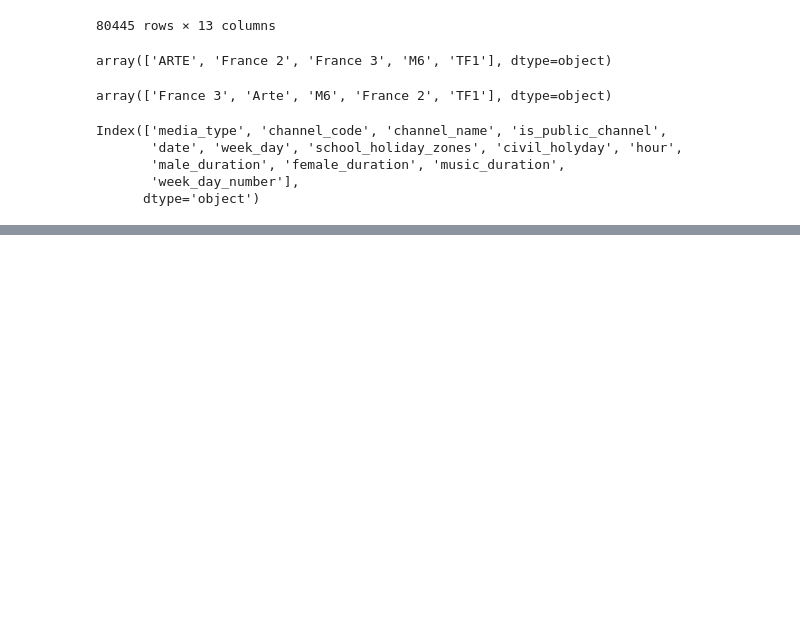
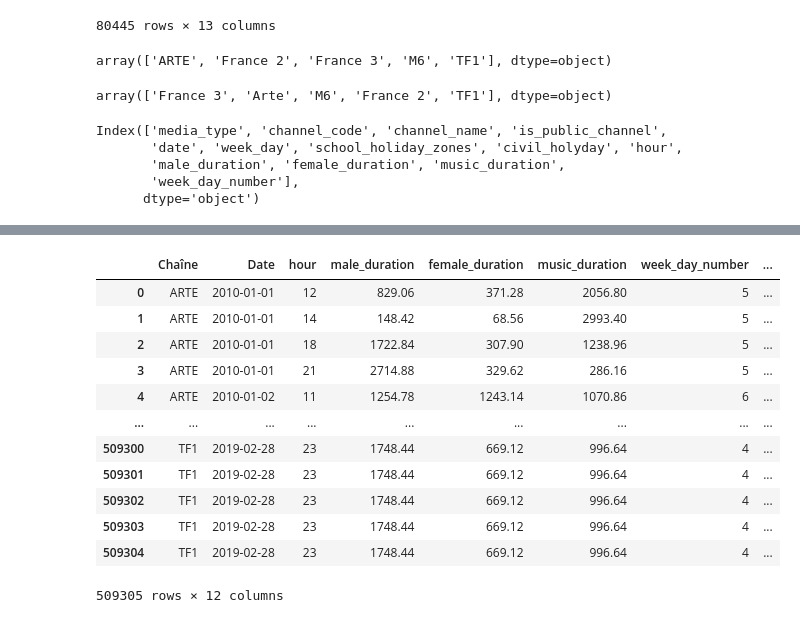
Before and after one commit to Gstrems/Projet_python_2A, a Jupyter notebook: stat_explo_jt.ipynb, the cells around one changed output, grey strips where cells are left out. Saved outputs shown, nothing was run; the diff lists cells and outputs as text; code cells hidden in the pictures; blank space fills up the shorter version.

```diff
--- a/stat_explo_jt.ipynb
+++ b/stat_explo_jt.ipynb
@@ -294,2 +302,17 @@ parite
 # %%
 #on fait une jointure avec la table sujet_tele sur les colonnes'Chaîne' et 'Date'
+pd.merge(parite, sujet_tele, how = 'left', on = ["Date","Chaîne"])
+# %% [output]
+|  | Chaîne | Date | hour | male_duration | female_duration | music_duration | week_day_number | ... |
+| 0 | ARTE | 2010-01-01 | 12 | 829.06 | 371.28 | 2056.80 | 5 | ... |
+| 1 | ARTE | 2010-01-01 | 14 | 148.42 | 68.56 | 2993.40 | 5 | ... |
+| 2 | ARTE | 2010-01-01 | 18 | 1722.84 | 307.90 | 1238.96 | 5 | ... |
+| 3 | ARTE | 2010-01-01 | 21 | 2714.88 | 329.62 | 286.16 | 5 | ... |
+| 4 | ARTE | 2010-01-02 | 11 | 1254.78 | 1243.14 | 1070.86 | 6 | ... |
+| ... | ... | ... | ... | ... | ... | ... | ... | ... |
+| 509300 | TF1 | 2019-02-28 | 23 | 1748.44 | 669.12 | 996.64 | 4 | ... |
+| 509301 | TF1 | 2019-02-28 | 23 | 1748.44 | 669.12 | 996.64 | 4 | ... |
+| 509302 | TF1 | 2019-02-28 | 23 | 1748.44 | 669.12 | 996.64 | 4 | ... |
+| 509303 | TF1 | 2019-02-28 | 23 | 1748.44 | 669.12 | 996.64 | 4 | ... |
+| 509304 | TF1 | 2019-02-28 | 23 | 1748.44 | 669.12 | 996.64 | 4 | ... |
+509305 rows × 12 columns
```
Also changed, not shown: parts of 4 cells of this notebook.
